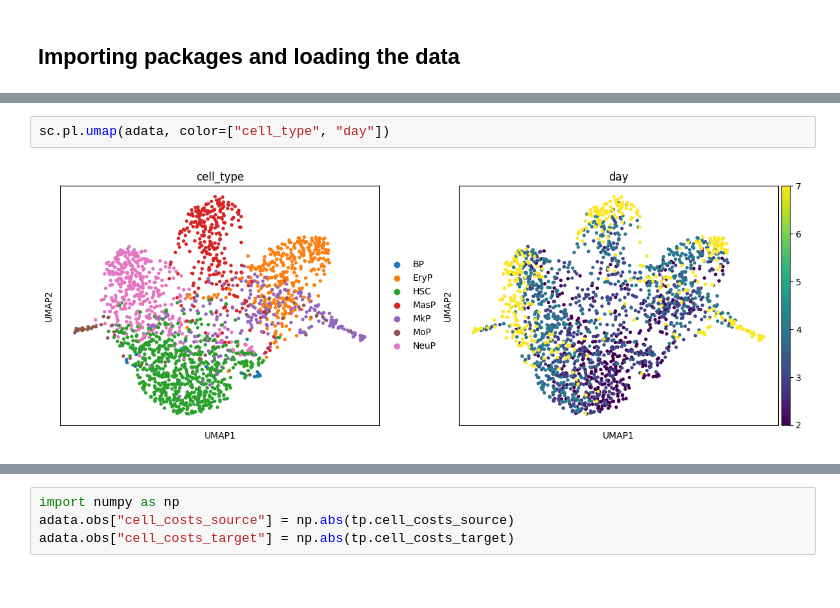
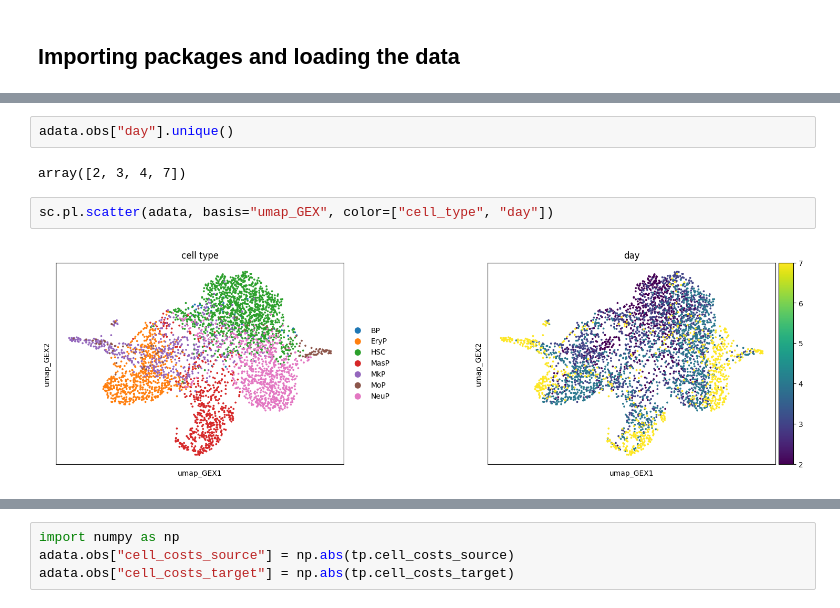
Before and after one commit to theislab/moscot_notebooks, a Jupyter notebook: tutorials/tu_01_temporalProblem.ipynb, the cells around one changed output, grey strips where cells are left out. Saved outputs shown, nothing was run; the diff lists cells and outputs as text.

```diff
--- a/tutorials/tu_01_temporalProblem.ipynb
+++ b/tutorials/tu_01_temporalProblem.ipynb
@@ -61,4 +45,8 @@ adata.var
+# %%
+adata.obs["day"].unique()
+# %% [output]
+array([2, 3, 4, 7])
 # %%
-sc.pl.umap(adata, color=["cell_type", "day"])
+sc.pl.scatter(adata, basis="umap_GEX", color=["cell_type", "day"])
 # %% [output]
-[figure, old version]
+[figure, new version]
```
Also changed, not shown: parts of 22 cells of this notebook.
